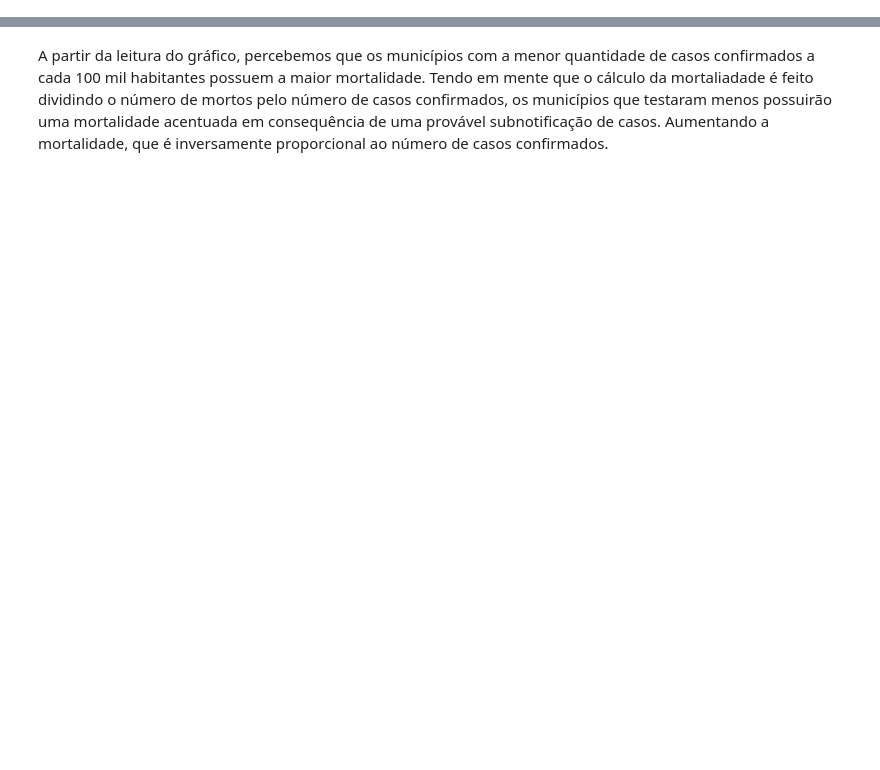
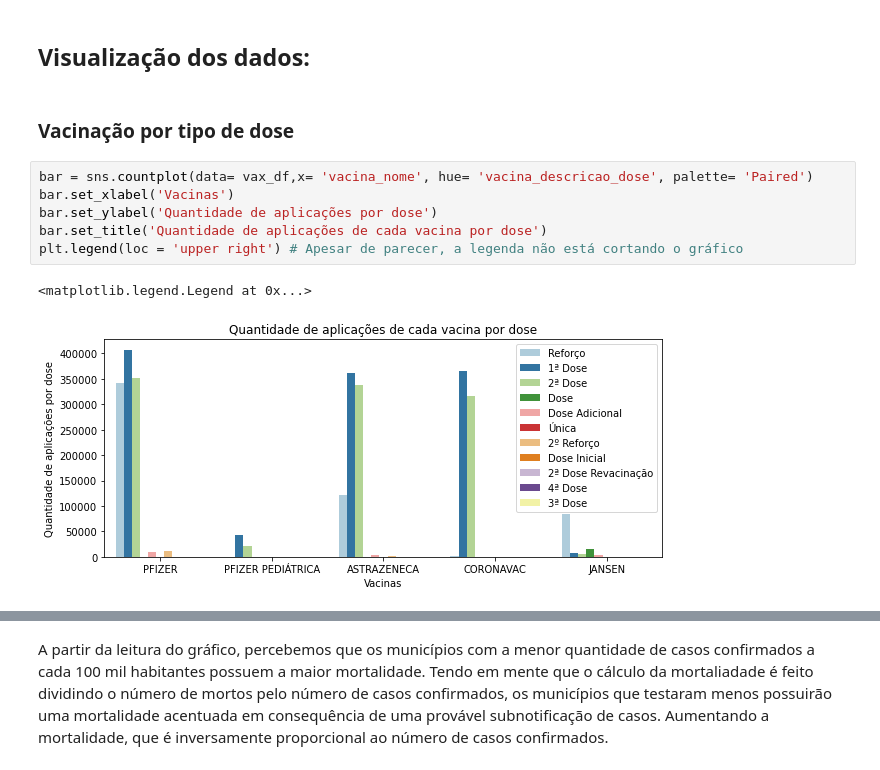
Before and after one commit to maxbarbosa/data-science-final-project, a Jupyter notebook: graphs.ipynb, the cells around one changed output, grey strips where cells are left out. Saved outputs shown, nothing was run; the diff lists cells and outputs as text; blank space fills up the shorter version.

```diff
--- a/graphs.ipynb
+++ b/graphs.ipynb
@@ -98,0 +44,13 @@ dtype: int64
+# %% [markdown]
+## Visualização dos dados:
+# %% [markdown]
+### Vacinação por tipo de dose
+# %%
+bar = sns.countplot(data= vax_df,x= 'vacina_nome', hue= 'vacina_descricao_dose', palette= 'Paired')
+bar.set_xlabel('Vacinas')
+bar.set_ylabel('Quantidade de aplicações por dose')
+bar.set_title('Quantidade de aplicações de cada vacina por dose')
+plt.legend(loc = 'upper right') # Apesar de parecer, a legenda não está cortando o gráfico
+# %% [output]
+<matplotlib.legend.Legend at 0x...>
+[figure, added]
```
Also changed, not shown: parts of 22 cells of this notebook.
